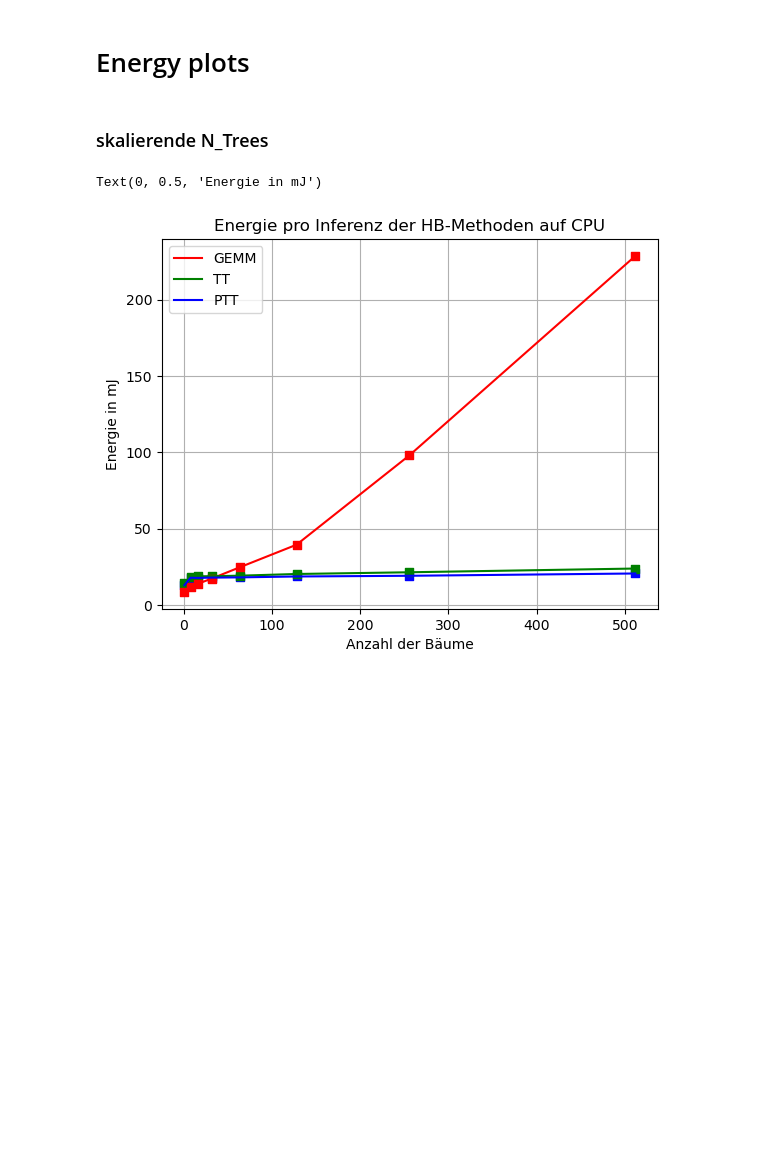
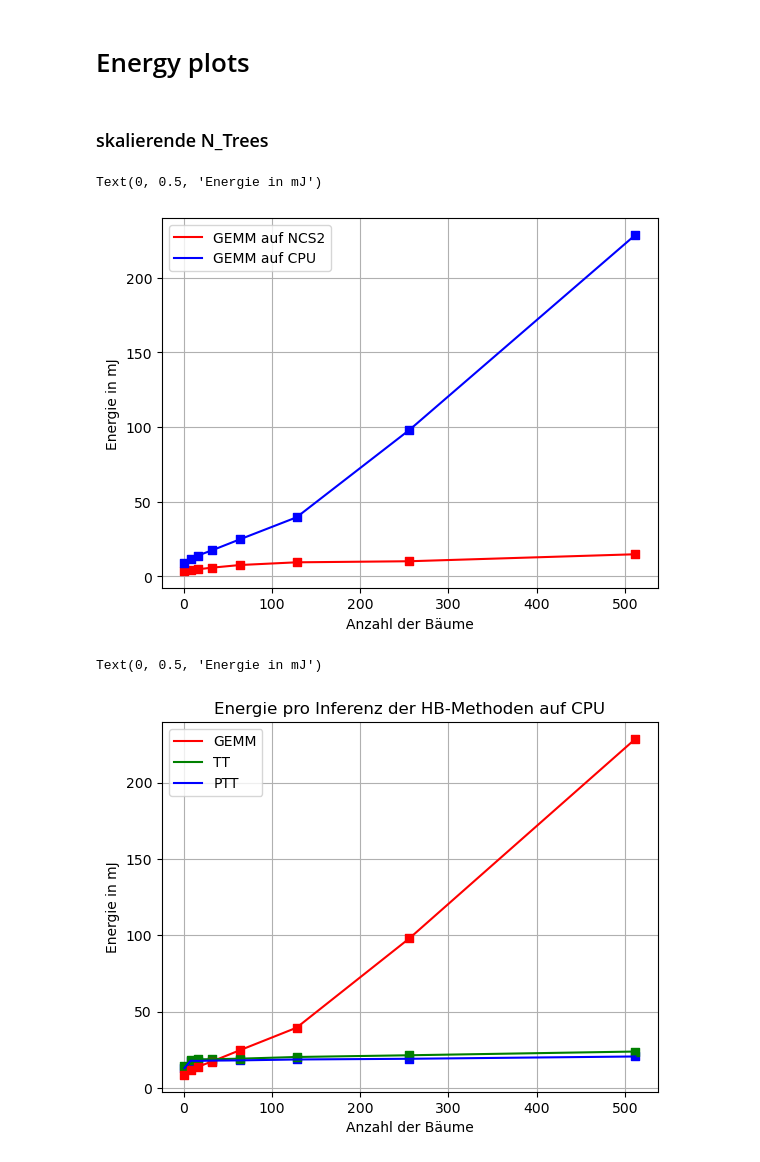
Before and after one commit to R-e-d-a-X/EdgeTPU-and-NCS, a Jupyter notebook: src/ncs/NCS_visualization.ipynb, the cells around one changed output. Saved outputs shown, nothing was run; the diff lists cells and outputs as text; code cells hidden in the pictures; blank space fills up the shorter version.

```diff
--- a/src/ncs/NCS_visualization.ipynb
+++ b/src/ncs/NCS_visualization.ipynb
@@ -212,6 +212,6 @@ y_gemm_cpu = np.array([8.58, 11.69, 13.86, 17.34, 24.79, 39.48, 98.04, 228.57])
 y_tt_cpu   = np.array([14.40, 18.33, 18.82, 18.86, 19.22, 20.32, 21.45, 23.89])
 y_ptt_cpu  = np.array([12.99, 17.87, 17.75, 17.95, 18.11, 18.69, 19.15, 20.65])
 
-#y_gemm_ncs = np.array()
-#y_tt_ncs   = np.array()
-#y_ptt_ncs  = np.array()
+y_gemm_ncs = np.array([3.6, 3.96, 4.68, 5.76, 7.56, 9.36, 10.08, 14.76])
+y_tt_ncs   = np.array([5.4, 8.64, 10.80, 6.48, 7.20, 8.28, 9.36, 11.52])
+y_ptt_ncs  = np.array([6.12, 7.56, 9.36, 5.76, 6.48, 6.48, 8.28, 9.75])
@@ -220,3 +218,18 @@ y_ptt_cpu  = np.array([12.99, 17.87, 17.75, 17.95, 18.11, 18.69, 19.15, 20.65])
+# %%
+fig, ax = plt.subplots()
+
+ax.set_axisbelow(True)
+ax.grid()
+ax.plot(x, y_gemm_ncs, c='red')
+ax.plot(x, y_gemm_cpu, c='blue')
+plt.legend(labels=['GEMM auf NCS2', 'GEMM auf CPU'])
+ax.scatter(x, y_gemm_ncs, c='red', marker='s')
+ax.scatter(x, y_gemm_cpu, c='blue', marker='s')
+plt.xlabel("Anzahl der Bäume")
+plt.ylabel("Energie in mJ")
+# %% [output]
+Text(0, 0.5, 'Energie in mJ')
+[figure, added]
 # %%
 fig, ax = plt.subplots()
 
```
Also changed, not shown: parts of 13 cells of this notebook, 2 other files.
